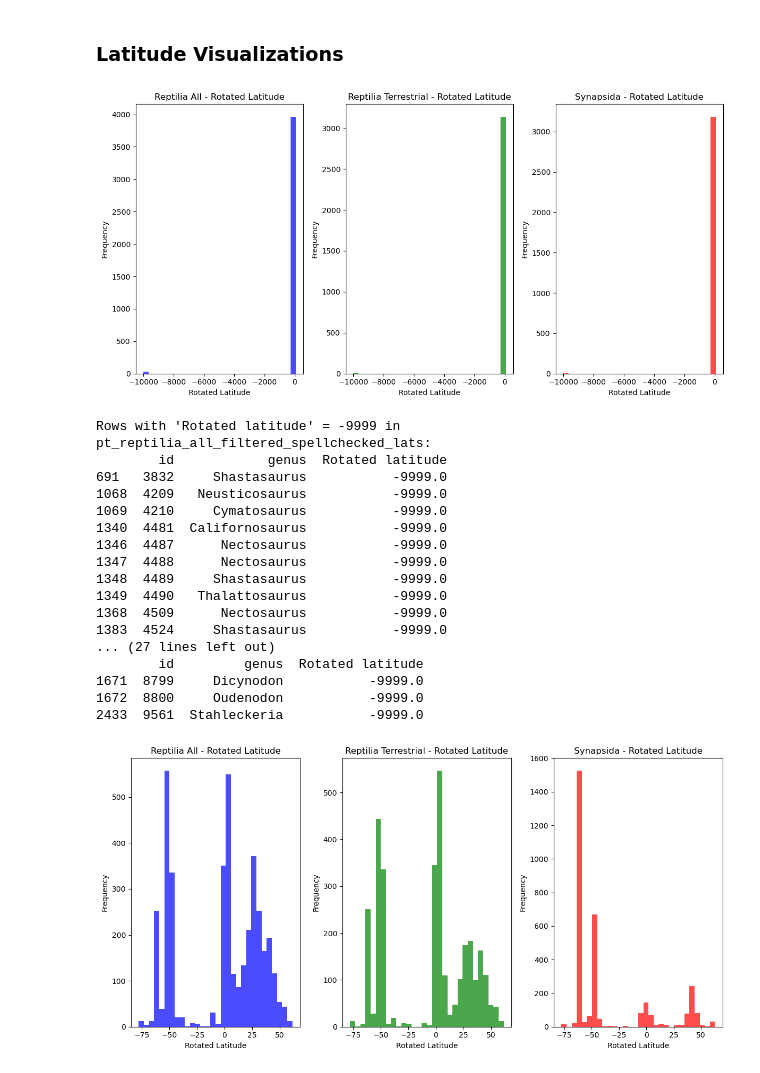
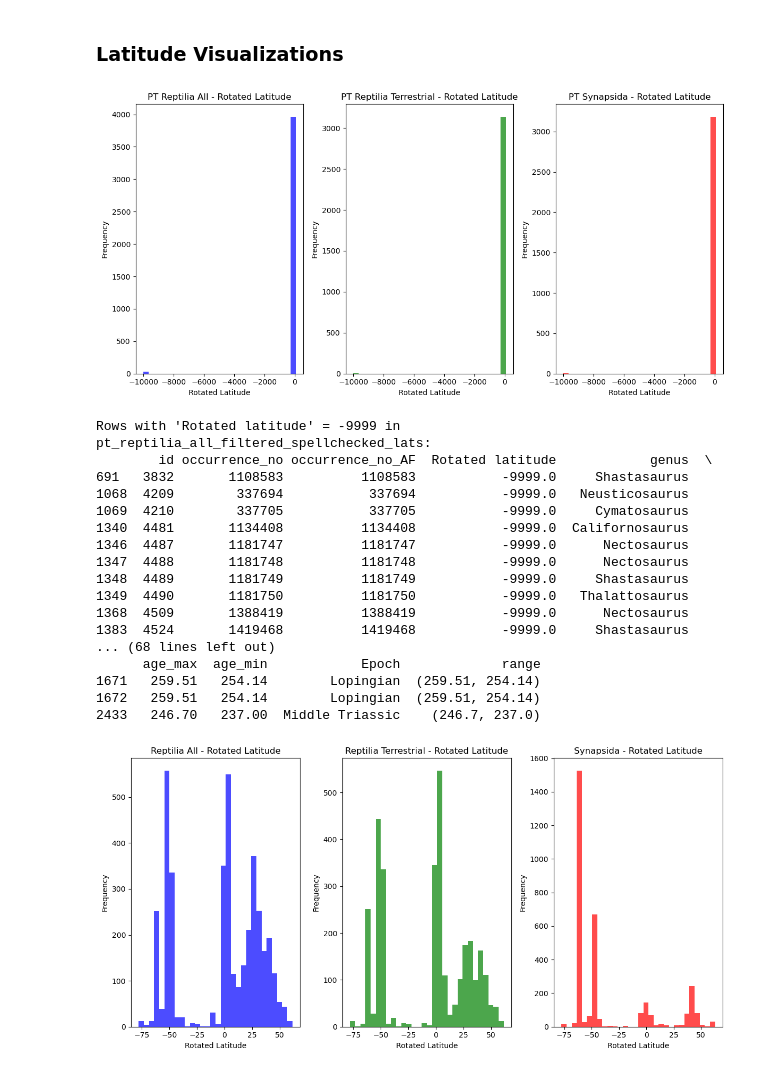
Before and after one commit to shelleylwang/pt_diversity_rates, a Jupyter notebook: updated_occurrence_analyses/data/eda.ipynb, the cells around one changed output. Cells and saved outputs as stored; diff of their text form; code cells hidden in the pictures.

```diff
--- a/updated_occurrence_analyses/data/eda.ipynb
+++ b/updated_occurrence_analyses/data/eda.ipynb
@@ -292,52 +292,57 @@ pt_reptilia_all_filtered_spellchecked_lats['Rotated latitude'].describe(), pt_re
 # %%
 # Visualizing the latitudes
 plt.figure(figsize=(12, 6))
 plt.subplot(1, 3, 1)
 plt.hist(pt_reptilia_all_filtered_spellchecked_lats['Rotated latitude'], bins=30, color='blue', alpha=0.7)
-plt.title('Reptilia All - Rotated Latitude')
+plt.title('PT Reptilia All - Rotated Latitude')
 plt.xlabel('Rotated Latitude')
 plt.ylabel('Frequency')
 plt.subplot(1, 3, 2)
 plt.hist(pt_reptilia_terr_filtered_spellchecked_lats['Rotated latitude'], bins=30, color='green', alpha=0.7)
-plt.title('Reptilia Terrestrial - Rotated Latitude')
+plt.title('PT Reptilia Terrestrial - Rotated Latitude')
 plt.xlabel('Rotated Latitude')
 plt.ylabel('Frequency')
 plt.subplot(1, 3, 3)
 plt.hist(pt_synapsida_filtered_spellchecked_lats['Rotated latitude'], bins=30, color='red', alpha=0.7)
-plt.title('Synapsida - Rotated Latitude')
+plt.title('PT Synapsida - Rotated Latitude')
 plt.xlabel('Rotated Latitude')
 plt.ylabel('Frequency')
 plt.tight_layout()
 plt.savefig('Perm-Trias/pt_data_visualizations/raw_rotated_latitude_histograms.png')
 plt.show()
 # %% [output]
-[figure, old version]
+[figure, new version]
 # %%
 # Viewing the rows whose latitudes are = -9999
+
+pt_reptilia_9999_lats = pt_reptilia_all_filtered_spellchecked_lats[pt_reptilia_all_filtered_spellchecked_lats['Rotated latitude'] == -9999]
+pt_reptilia_terr_9999_lats = pt_reptilia_terr_filtered_spellchecked_lats[pt_reptilia_terr_filtered_spellchecked_lats['Rotated latitude'] == -9999]
+pt_synapsida_9999_lats = pt_synapsida_filtered_spellchecked_lats[pt_synapsida_filtered_spellchecked_lats['Rotated latitude'] == -9999]
+
 print("Rows with 'Rotated latitude' = -9999 in pt_reptilia_all_filtered_spellchecked_lats:")
-print(pt_reptilia_all_filtered_spellchecked_lats[pt_reptilia_all_filtered_spellchecked_lats['Rotated latitude'] == -9999])
+print(pt_reptilia_9999_lats)
 print("\nRows with 'Rotated latitude' = -9999 in pt_reptilia_terr_filtered_spellchecked_lats:")
-print(pt_reptilia_terr_filtered_spellchecked_lats[pt_reptilia_terr_filtered_spellchecked_lats['Rotated latitude'] == -9999])
+print(pt_reptilia_terr_9999_lats)
 print("\nRows with 'Rotated latitude' = -9999 in pt_synapsida_filtered_spellchecked_lats:")
-print(pt_synapsida_filtered_spellchecked_lats[pt_synapsida_filtered_spellchecked_lats['Rotated latitude'] == -9999])
+print(pt_synapsida_9999_lats)
 # %% [output]
 Rows with 'Rotated latitude' = -9999 in pt_reptilia_all_filtered_spellchecked_lats:
-        id            genus  Rotated latitude
-691   3832     Shastasaurus           -9999.0
-1068  4209   Neusticosaurus           -9999.0
-1069  4210     Cymatosaurus           -9999.0
-1340  4481  Californosaurus           -9999.0
-1346  4487      Nectosaurus           -9999.0
-1347  4488      Nectosaurus           -9999.0
-1348  4489     Shastasaurus           -9999.0
-1349  4490   Thalattosaurus           -9999.0
-1368  4509      Nectosaurus           -9999.0
-1383  4524     Shastasaurus           -9999.0
-... (27 lines left out)
-        id         genus  Rotated latitude
-1671  8799     Dicynodon           -9999.0
-1672  8800     Oudenodon           -9999.0
-2433  9561  Stahleckeria           -9999.0
+        id occurrence_no occurrence_no_AF  Rotated latitude            genus  \
+691   3832       1108583          1108583           -9999.0     Shastasaurus
+1068  4209        337694           337694           -9999.0   Neusticosaurus
+1069  4210        337705           337705           -9999.0     Cymatosaurus
+1340  4481       1134408          1134408           -9999.0  Californosaurus
+1346  4487       1181747          1181747           -9999.0      Nectosaurus
+1347  4488       1181748          1181748           -9999.0      Nectosaurus
+1348  4489       1181749          1181749           -9999.0     Shastasaurus
+1349  4490       1181750          1181750           -9999.0   Thalattosaurus
+1368  4509       1388419          1388419           -9999.0      Nectosaurus
+1383  4524       1419468          1419468           -9999.0     Shastasaurus
+... (68 lines left out)
+      age_max  age_min            Epoch             range
+1671   259.51   254.14        Lopingian  (259.51, 254.14)
+1672   259.51   254.14        Lopingian  (259.51, 254.14)
+2433   246.70   237.00  Middle Triassic    (246.7, 237.0)
 # %%
 # After checking with Tiago, we decided to drop the rows with 'Rotated latitude' = -9999
 pt_reptilia_all_filtered_spellchecked_lats_dropped = pt_reptilia_all_filtered_spellchecked_lats[pt_reptilia_all_filtered_spellchecked_lats['Rotated latitude'] != -9999]
```
Also changed, not shown: parts of 11 cells of this notebook, 10 other files.
